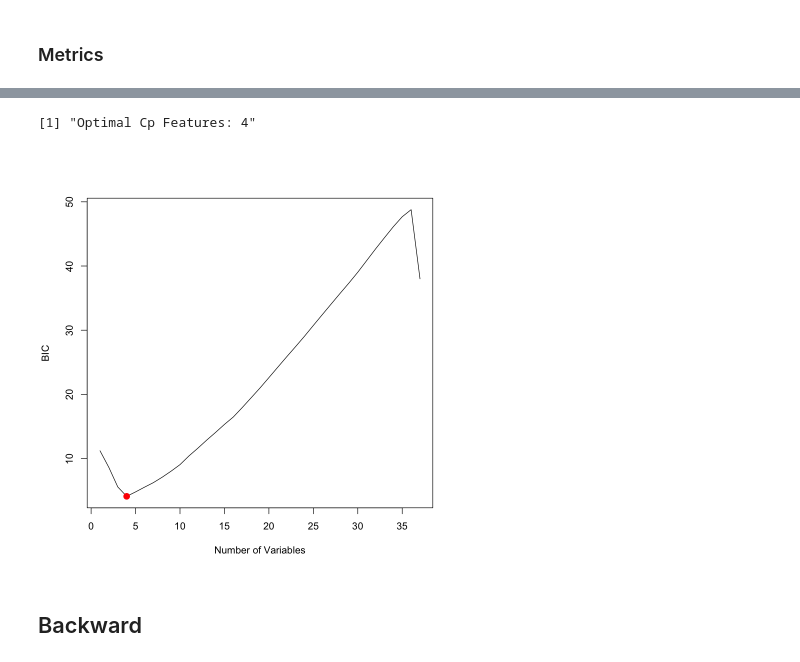
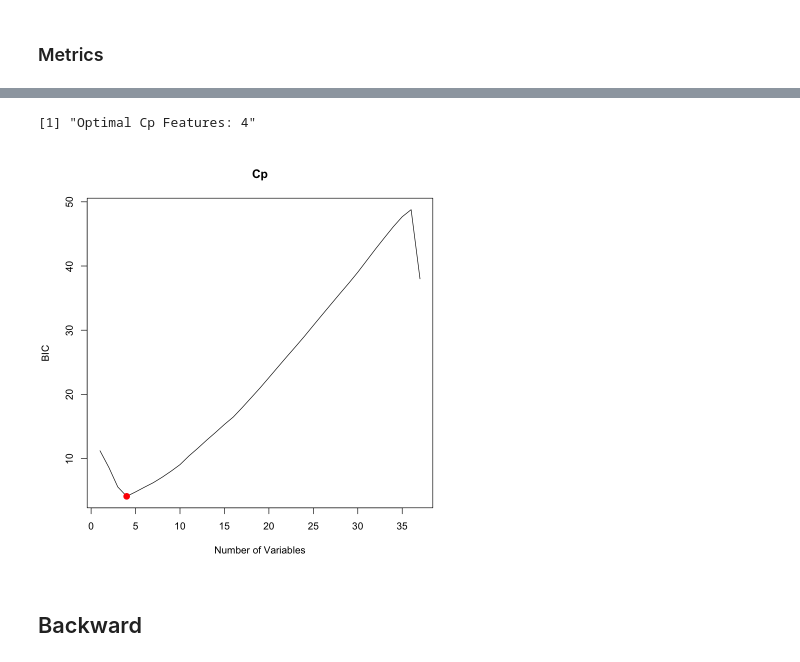
Before and after one commit to sophiarutman/stocks-and-movies, a Jupyter notebook: feature_selection_stocks.ipynb, the cells around one changed output, grey strips where cells are left out. Drawn from its saved outputs; the diff is of its cells as text; code cells hidden in the pictures.

```diff
--- a/feature_selection_stocks.ipynb
+++ b/feature_selection_stocks.ipynb
@@ -94,11 +76,11 @@ paste0("Optimal BIC Features: ", m)
 # %%
 m = which.min(reg.summary$cp)
-plot(reg.summary$cp, xlab = "Number of Variables", ylab = "BIC", type = "l")
+plot(reg.summary$cp, xlab = "Number of Variables", ylab = "BIC", type = "l", main = "Cp")
 points(m, reg.summary$cp[m], col = "red", cex = 2, pch = 20)
 paste0("Optimal Cp Features: ", m)
 # %% [output]
 [1] "Optimal Cp Features: 4"
-[figure, old version]
+[figure, new version]
 # %% [markdown]
 ## Backward
 # %% [markdown]
```
Also changed, not shown: parts of 5 cells of this notebook, 1 other file.
